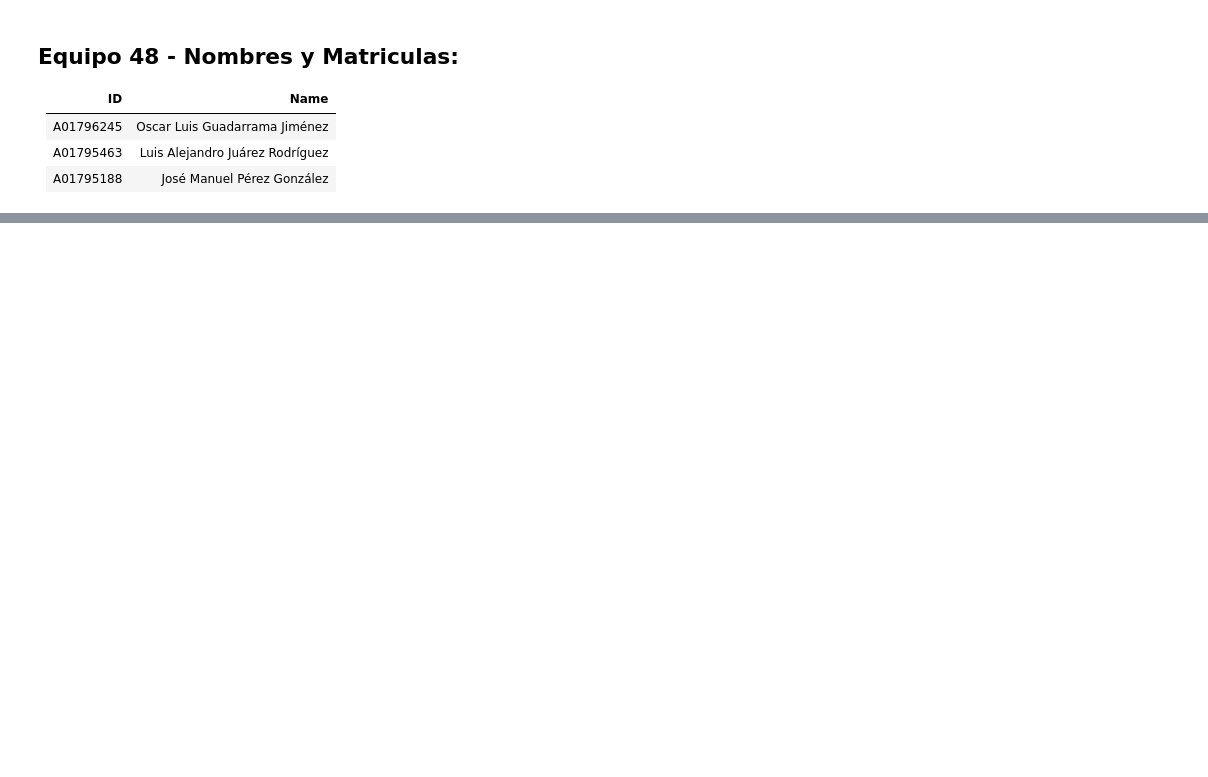
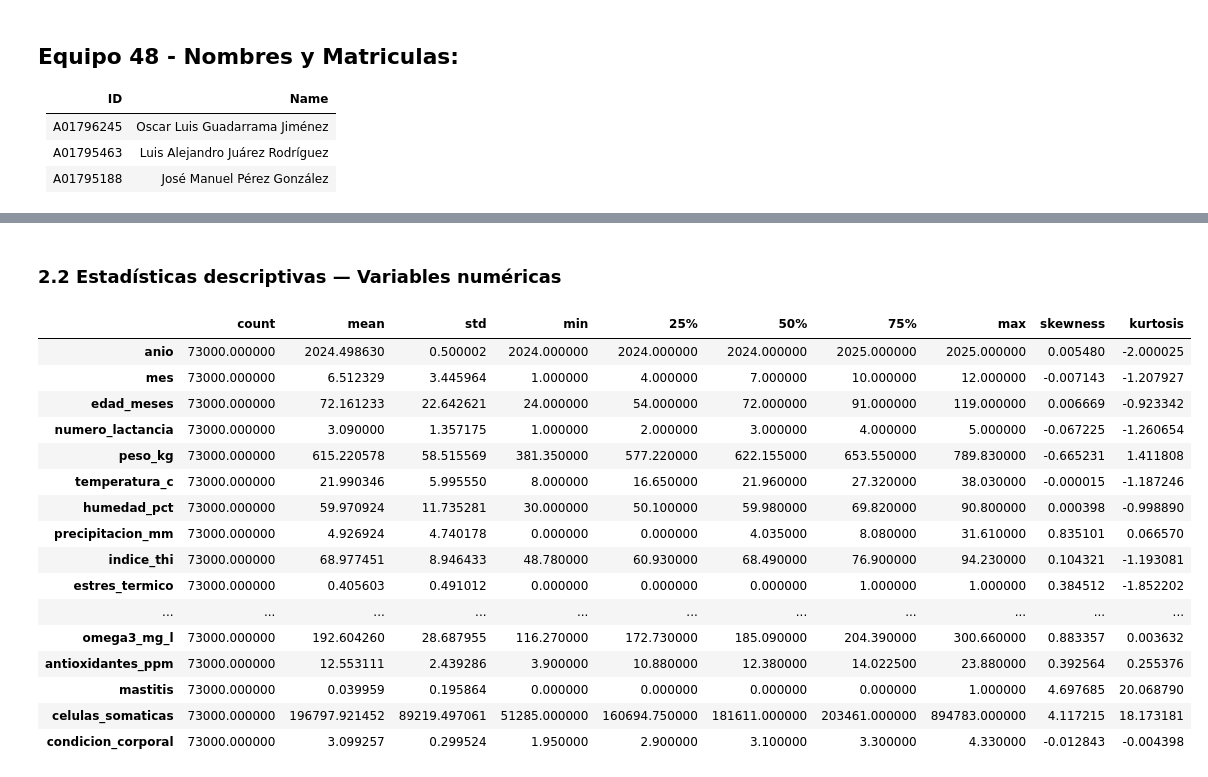
Before and after one commit to jperezg86/ml-nutraceuticos-ganado-lechero, a Jupyter notebook: notebooks/EDA_Metales_Pesados_Bovinos.ipynb, the cells around one changed output, grey strips where cells are left out. Saved outputs shown, nothing was run; the diff lists cells and outputs as text; code cells hidden in the pictures; blank space fills up the shorter version.

```diff
--- a/notebooks/EDA_Metales_Pesados_Bovinos.ipynb
+++ b/notebooks/EDA_Metales_Pesados_Bovinos.ipynb
@@ -668,0 +45,34 @@ for f in sorted(OUT_PATH.iterdir()):
+# %%
+import pandas as pd
+from pathlib import Path
+
+import numpy as np
+import matplotlib
+import matplotlib.pyplot as plt
+import matplotlib.dates as mdates
+import seaborn as sns
+from scipy import stats
+import warnings
+
+warnings.filterwarnings('ignore')
+sns.set_theme(style='whitegrid', palette='muted', font_scale=1.1)
+
+# ── Paletas de color ──────────────────────────────────────────────────────────
+PALETTE_RAZA  = {'Holstein':'#4C72B0', 'Jersey':'#DD8452', 'Pardo Suizo':'#55A868'}
+PALETTE_STA   = {'Invierno':'#5B9BD5','Primavera':'#70AD47','Verano':'#FFC000','Otoño':'#FF7C41'}
+COLORS        = ['#4C72B0','#DD8452','#55A868','#C44E52','#8172B2','#937860']
+
+# ── Carga ─────────────────────────────────────────────────────────────────────
+repo_root = Path.cwd().resolve()
+if not (repo_root / 'data' / 'raw' / 'csv').exists():
+    repo_root = repo_root.parent
+
+DATASET_PATH = repo_root / 'data' / 'raw' / 'csv' / 'dataset_vacas_24m_v2.csv'
+
+df = pd.read_csv(DATASET_PATH)
+df['fecha'] = pd.to_datetime(df['fecha'])
+df['anio_mes'] = df['fecha'].dt.to_period('M')
+
+print(f"Dataset cargado: {df.shape[0]:,} filas × {df.shape[1]} columnas")
+print(f"Período: {df['fecha'].min().date()} → {df['fecha'].max().date()}")
+df.head()
@@ -668,0 +121,26 @@ for f in sorted(OUT_PATH.iterdir()):
+# %% [markdown]
+### 2.2 Estadísticas descriptivas — Variables numéricas
+# %%
+num_cols = df.select_dtypes(include='number').columns.tolist()
+desc = df[num_cols].describe().T
+desc['skewness'] = df[num_cols].skew()
+desc['kurtosis'] = df[num_cols].kurtosis()
+desc.style.background_gradient(cmap='YlOrRd', subset=['skewness','kurtosis'])
+# %% [output]
+|  | count | mean | std | min | 25% | 50% | 75% | max | skewness | kurtosis |
+| anio | 73000.000000 | 2024.498630 | 0.500002 | 2024.000000 | 2024.000000 | 2024.000000 | 2025.000000 | 2025.000000 | 0.005480 | -2.000025 |
+| mes | 73000.000000 | 6.512329 | 3.445964 | 1.000000 | 4.000000 | 7.000000 | 10.000000 | 12.000000 | -0.007143 | -1.207927 |
+| edad_meses | 73000.000000 | 72.161233 | 22.642621 | 24.000000 | 54.000000 | 72.000000 | 91.000000 | 119.000000 | 0.006669 | -0.923342 |
+| numero_lactancia | 73000.000000 | 3.090000 | 1.357175 | 1.000000 | 2.000000 | 3.000000 | 4.000000 | 5.000000 | -0.067225 | -1.260654 |
+| peso_kg | 73000.000000 | 615.220578 | 58.515569 | 381.350000 | 577.220000 | 622.155000 | 653.550000 | 789.830000 | -0.665231 | 1.411808 |
+| temperatura_c | 73000.000000 | 21.990346 | 5.995550 | 8.000000 | 16.650000 | 21.960000 | 27.320000 | 38.030000 | -0.000015 | -1.187246 |
+| humedad_pct | 73000.000000 | 59.970924 | 11.735281 | 30.000000 | 50.100000 | 59.980000 | 69.820000 | 90.800000 | 0.000398 | -0.998890 |
+| precipitacion_mm | 73000.000000 | 4.926924 | 4.740178 | 0.000000 | 0.000000 | 4.035000 | 8.080000 | 31.610000 | 0.835101 | 0.066570 |
+| indice_thi | 73000.000000 | 68.977451 | 8.946433 | 48.780000 | 60.930000 | 68.490000 | 76.900000 | 94.230000 | 0.104321 | -1.193081 |
+| estres_termico | 73000.000000 | 0.405603 | 0.491012 | 0.000000 | 0.000000 | 0.000000 | 1.000000 | 1.000000 | 0.384512 | -1.852202 |
+| ... | ... | ... | ... | ... | ... | ... | ... | ... | ... | ... |
+| omega3_mg_l | 73000.000000 | 192.604260 | 28.687955 | 116.270000 | 172.730000 | 185.090000 | 204.390000 | 300.660000 | 0.883357 | 0.003632 |
+| antioxidantes_ppm | 73000.000000 | 12.553111 | 2.439286 | 3.900000 | 10.880000 | 12.380000 | 14.022500 | 23.880000 | 0.392564 | 0.255376 |
+| mastitis | 73000.000000 | 0.039959 | 0.195864 | 0.000000 | 0.000000 | 0.000000 | 0.000000 | 1.000000 | 4.697685 | 20.068790 |
+| celulas_somaticas | 73000.000000 | 196797.921452 | 89219.497061 | 51285.000000 | 160694.750000 | 181611.000000 | 203461.000000 | 894783.000000 | 4.117215 | 18.173181 |
+| condicion_corporal | 73000.000000 | 3.099257 | 0.299524 | 1.950000 | 2.900000 | 3.100000 | 3.300000 | 4.330000 | -0.012843 | -0.004398 |
```
Also changed, not shown: parts of 70 cells of this notebook, 5 other files.
